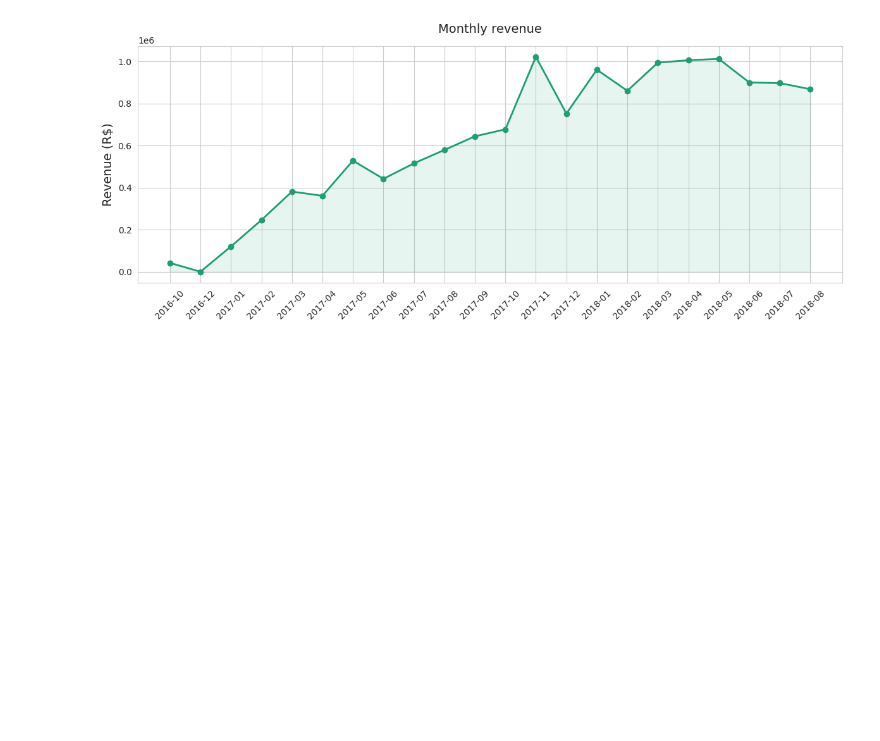
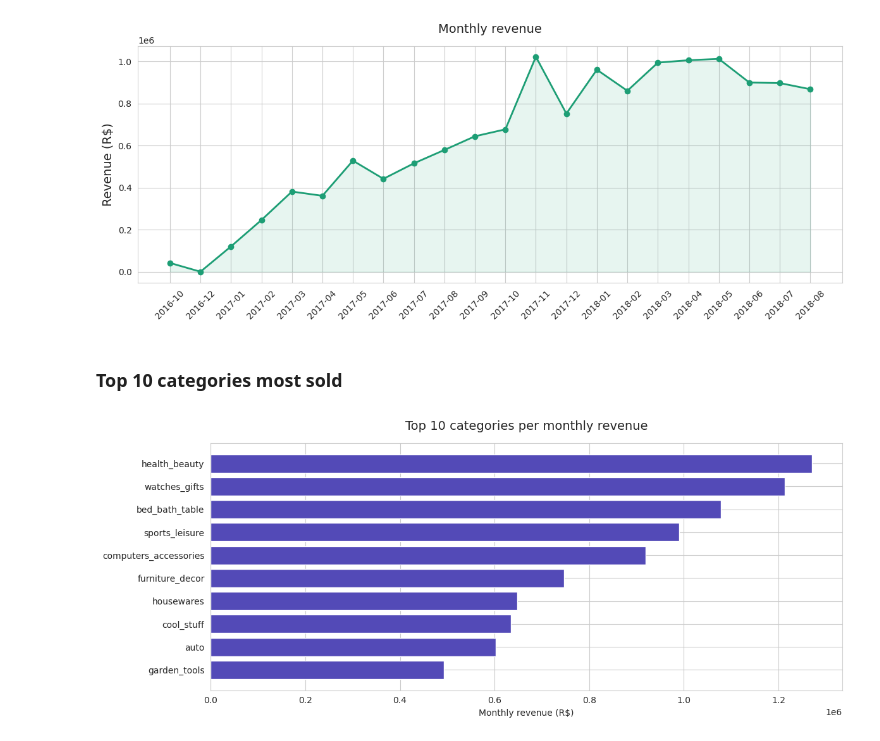
Before and after one commit to anthonyRanivoarison/ecommerce-analysis, a Jupyter notebook: notebooks/analysis.ipynb, the cells around one changed output. Saved outputs shown, nothing was run; the diff lists cells and outputs as text; code cells hidden in the pictures; blank space fills up the shorter version.

Commit message:
feat: implement top 10 of most sold categories

```diff
--- a/notebooks/analysis.ipynb
+++ b/notebooks/analysis.ipynb
@@ -116,3 +121,19 @@ plt.tight_layout()
 plt.savefig('../outputs/monthly_revenue.png', dpi=150)
 # %% [output]
 [figure]
+# %% [markdown]
+### Top 10 categories most sold
+# %%
+top_categories = df.groupby('product_category_name_english')['price'].sum().nlargest(10).reset_index()
+
+fig, ax = plt.subplots()
+ax.barh(top_categories['product_category_name_english'], top_categories['price'], color='#534AB7')
+ax.set_title('Top 10 categories per monthly revenue', fontsize=14, pad=15)
+ax.set_xlabel('Monthly revenue (R$)')
+ax.invert_yaxis()
+
+plt.tight_layout()
+plt.savefig('../outputs/top_categories.png', dpi=150)
+plt.show()
+# %% [output]
+[figure, added]
```
Also changed, not shown: parts of 4 cells of this notebook.
